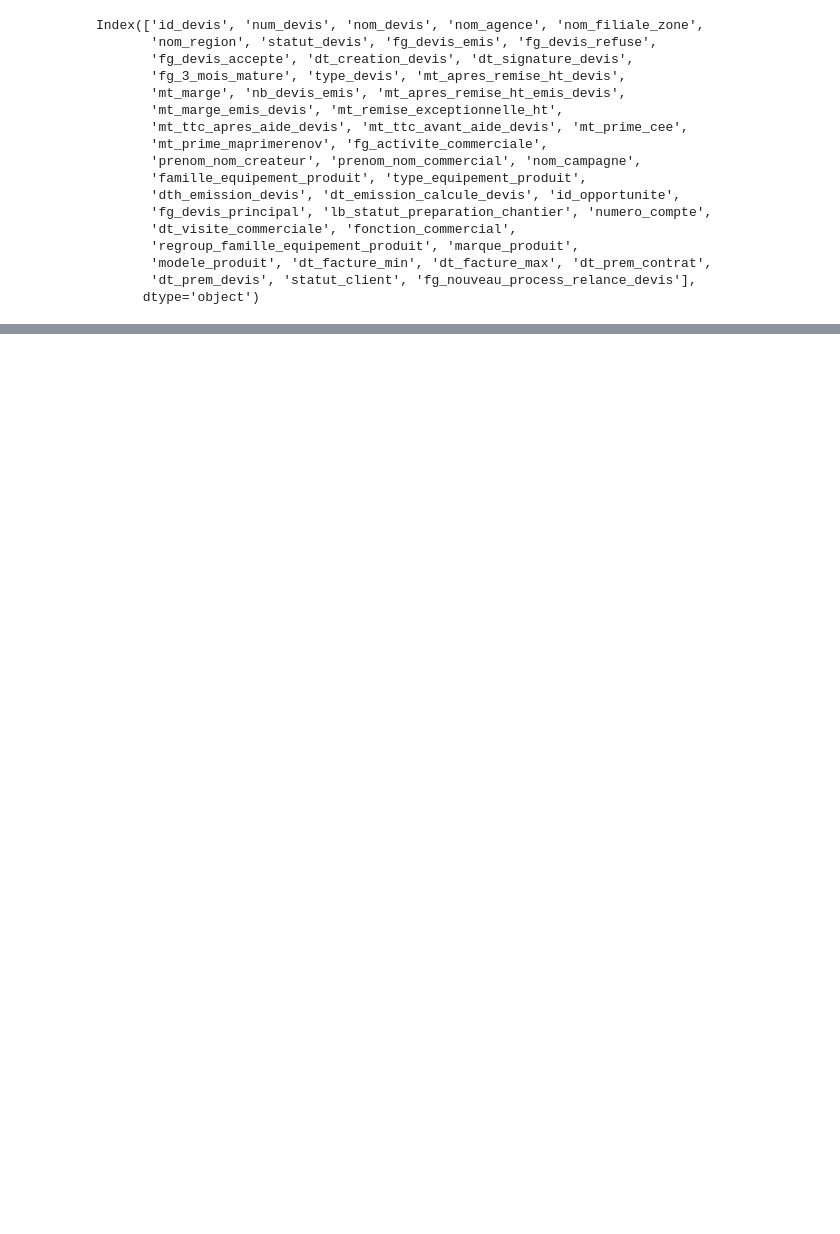
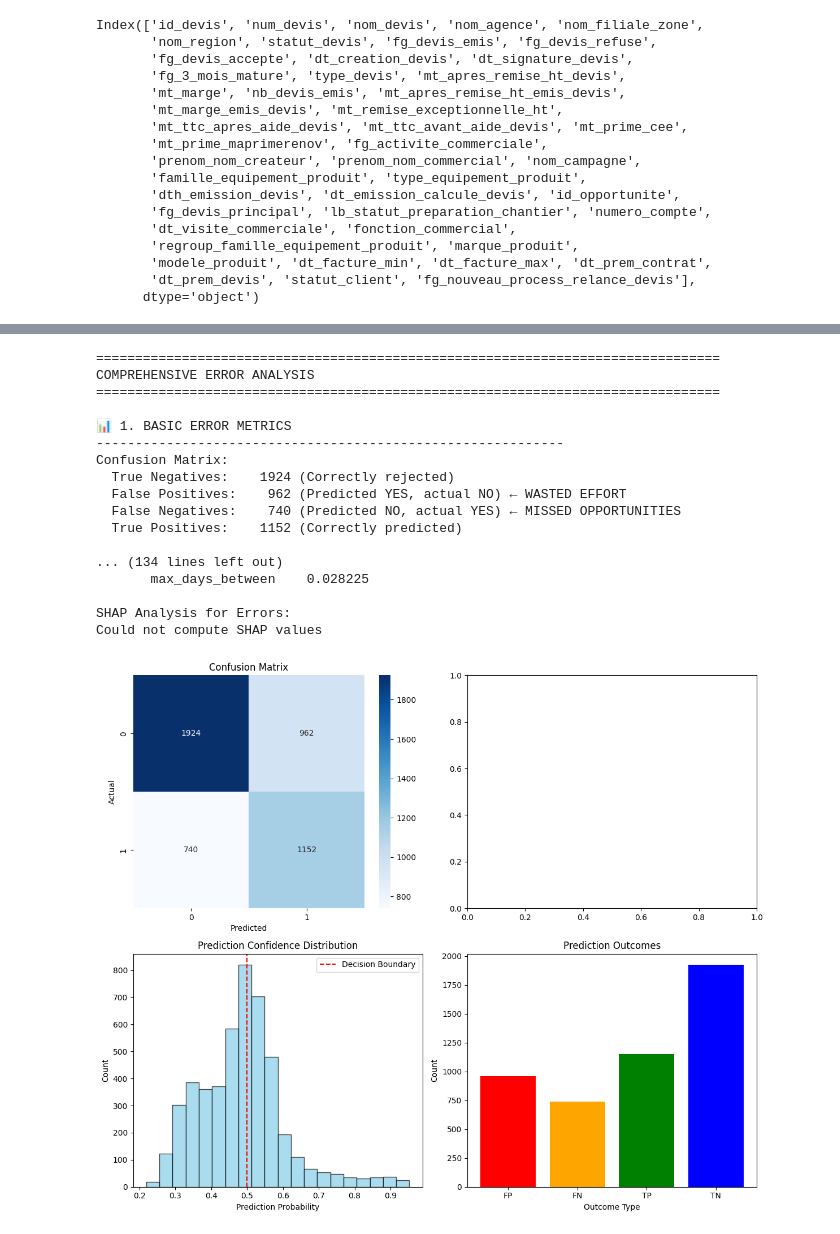
Before and after one commit to vslovik/ai-france-hvac, a Jupyter notebook: _3__feature_engineering.ipynb, the cells around one changed output, grey strips where cells are left out. Saved outputs shown, nothing was run; the diff lists cells and outputs as text; code cells hidden in the pictures; blank space fills up the shorter version.

```diff
--- a/_3__feature_engineering.ipynb
+++ b/_3__feature_engineering.ipynb
@@ -2161,87 +1202,49 @@ def create_error_visualization(results, y_test, y_pred, y_pred_proba=None):
     plt.show()
 
 
 
 # ========== MAIN EXECUTION ==========
 if __name__ == "__main__":
     X_test = __result['X_test']
     y_test = __result['y_test']
     model = __result['model']
     y_pred = model.predict(X_test)
 
 
     y_pred_proba = model.predict_proba(X_test)[:, 1] if hasattr(model, 'predict_proba') else None
     comprehensive_error_analysis(X_test, y_test, y_pred, y_pred_proba)
 
     # 3. Run comprehensive error analysis
     error_results = comprehensive_error_analysis(
         X_test=X_test,
         y_test=y_test,
         y_pred=y_pred,
         y_pred_proba=y_pred_proba,
         original_df=X_new_clean,  # For segment analysis
         customer_id_col='numero_compte'
     )
 
     # 4. Additional analysis
     analyze_feature_contribution_to_errors(model, X_test, y_test, y_pred)
 
     # 5. Visualize errors
     create_error_visualization(error_results, y_test, y_pred, y_pred_proba)
-
-
-def find_optimal_threshold(y_true, y_pred_proba, cost_fp=1, cost_fn=2):
-    """
-    Find optimal threshold considering business costs
-    cost_fp: Cost of false positive (wasted sales time)
-    cost_fn: Cost of false negative (missed conversion)
-    """
-    from sklearn.metrics import confusion_matrix
-
-    thresholds = np.arange(0.30, 0.55, 0.01)
-    results = []
-
-    for threshold in thresholds:
-        y_pred = (y_pred_proba >= threshold).astype(int)
-        tn, fp, fn, tp = confusion_matrix(y_true, y_pred).ravel()
-
-        # Calculate total cost
-        total_cost = (fp * cost_fp) + (fn * cost_fn)
-
-        # Calculate metrics
-        accuracy = (tp + tn) / (tp + tn + fp + fn)
-        fn_rate = fn / (fn + tp)  # Miss rate among actual positives
-        fp_rate = fp / (fp + tn)  # False alarm rate among actual negatives
-
-        results.append({
-            'threshold': threshold,
-            'total_cost': total_cost,
-            'accuracy': accuracy,
-            'fn_rate': fn_rate,
-            'fp_rate': fp_rate,
-            'fn_count': fn,
-            'fp_count': fp,
-            'tp_count': tp,
-            'tn_count': tn
-        })
-
-    results_df = pd.DataFrame(results)
-
-    # Find minimum cost threshold
-    optimal_row = results_df.loc[results_df['total_cost'].idxmin()]
-
-    print("Optimal threshold analysis:")
-    print(f"Current threshold: 0.487")
-    print(f"Optimal threshold: {optimal_row['threshold']:.3f}")
-    print(f"Expected reduction in total cost: {results_df.loc[results_df['threshold'] == 0.487, 'total_cost'].values[0] - optimal_row['total_cost']:.0f}")
-
-    # Show trade-off
-    print(f"\nTrade-off at optimal threshold {optimal_row['threshold']:.3f}:")
-    print(f"  • False Negatives: {optimal_row['fn_count']} (missed opportunities)")
-    print(f"  • False Positives: {optimal_row['fp_count']} (wasted effort)")
-    print(f"  • Accuracy: {optimal_row['accuracy']:.3f}")
-
-    return results_df, optimal_row
-
-# Run this analysis
-threshold_analysis, optimal = find_optimal_threshold(y_test, y_pred_proba)
+# %% [output]
+================================================================================
+COMPREHENSIVE ERROR ANALYSIS
+================================================================================
+
+📊 1. BASIC ERROR METRICS
+------------------------------------------------------------
+Confusion Matrix:
+  True Negatives:    1924 (Correctly rejected)
+  False Positives:    962 (Predicted YES, actual NO) ← WASTED EFFORT
+  False Negatives:    740 (Predicted NO, actual YES) ← MISSED OPPORTUNITIES
+  True Positives:    1152 (Correctly predicted)
+
+... (134 lines left out)
+       max_days_between    0.028225
+
+SHAP Analysis for Errors:
+Could not compute SHAP values
+[figure, added]
```
Also changed, not shown: parts of 15 cells of this notebook, 7 other files.
